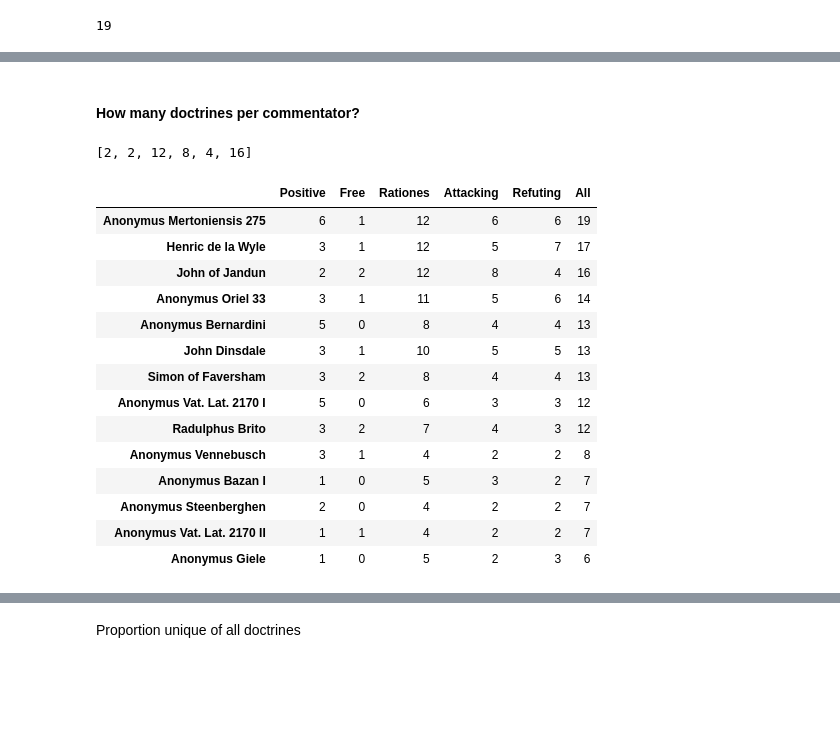
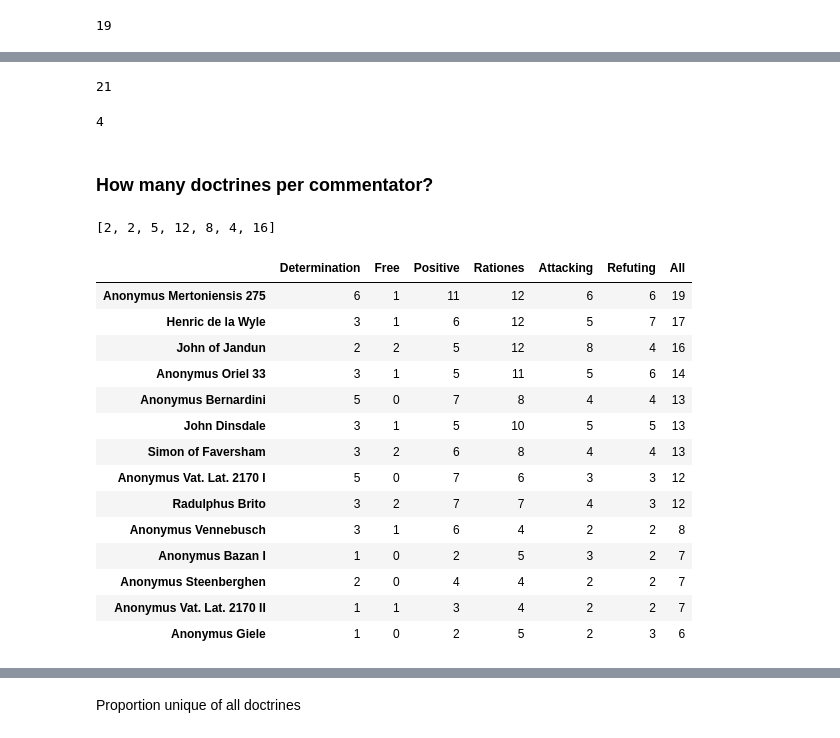
Before and after one commit to stenskjaer/dissertation-notebooks, a Jupyter notebook: doctrines.ipynb, the cells around one changed output, grey strips where cells are left out. Drawn from its saved outputs; the diff is of its cells as text; code cells hidden in the pictures; blank space fills up the shorter version.

```diff
--- a/doctrines.ipynb
+++ b/doctrines.ipynb
@@ -78,5 +98,22 @@ run_query(q).single()[0]
+# %%
+# Positive points
+q = ("MATCH (a:Author)--(:Text)--(q:Question)-[:CONTAINS {type:'positive'}]->(d:Doctrine)"
+     "WHERE (q)-[:INSTANCE_OF]->(:QuestionType {name:'Science of the soul'})"
+     "RETURN count(distinct d)")
+run_query(q).single()[0]
+# %% [output]
+21
+# %%
+# Free floating doctrines
+q = ("MATCH (a:Author)--(:Text)--(q:Question)--(d:Doctrine)"
+     "WHERE (q)-[:INSTANCE_OF]->(:QuestionType {name:'Science of the soul'})"
+     "AND NOT (d)--(:Doctrine)"
+     "RETURN count(distinct d)")
+run_query(q).single()[0]
+# %% [output]
+4
 # %% [markdown]
-#### How many doctrines per commentator?
+### How many doctrines per commentator?
 # %%
 def commentator_doctrines(name: str) -> List[int]:
     q_all = ("MATCH (root:Doctrine {name:'There can be a science of the soul'})"
@@ -84,9 +121,13 @@ def commentator_doctrines(name: str) -> List[int]:
              "WHERE (q)-[:INSTANCE_OF]->(:QuestionType {name:'Science of the soul'})"
              "AND a.name = '%s'"
              "RETURN count(distinct d)" % name)
-    q_pos = ("MATCH (root:Doctrine {name:'There can be a science of the soul'})"
+    q_det = ("MATCH (root:Doctrine {name:'There can be a science of the soul'})"
              "MATCH (a:Author)--(:Text)--(q:Question)--(d:Doctrine)"
              "WHERE (d)-[:SUPPORTS]-(root)"
+             "AND a.name = '%s'"
+             "RETURN count(distinct d)" % name)
+    q_pos = ("MATCH (a:Author)--(:Text)--(q:Question)-[:CONTAINS {type:'positive'}]->(d:Doctrine)"
+             "WHERE (q)-[:INSTANCE_OF]->(:QuestionType {name:'Science of the soul'})"
              "AND a.name = '%s'"
              "RETURN count(distinct d)" % name)
     q_att = ("MATCH (root:Doctrine {name:'There can be a science of the soul'})"
@@ -99,47 +140,47 @@ def commentator_doctrines(name: str) -> List[int]:
              "WHERE (d:Doctrine)-[:ATTACKS]->(:Doctrine)-[:ATTACKS]->(root)"
              "AND a.name = '%s'"
              "RETURN count(distinct d)" % name)
-    q_free = ("MATCH (root:Doctrine {name:'There can be a science of the soul'})"
-              "MATCH (a:Author)--(:Text)--(q:Question)--(d:Doctrine)"
+    q_free = ("MATCH (a:Author)--(:Text)--(q:Question)--(d:Doctrine)"
               "WHERE (q)-[:INSTANCE_OF]->(:QuestionType {name:'Science of the soul'})"
               "AND NOT (d)--(:Doctrine)"
               "AND a.name = '%s'"
               "RETURN count(distinct d)" % name)
     res_all = run_query(q_all).single()[0]
+    res_det = run_query(q_det).single()[0]
     res_pos = run_query(q_pos).single()[0]
     res_att = run_query(q_att).single()[0]
     res_ref = run_query(q_ref).single()[0]
     res_free = run_query(q_free).single()[0]
-    return [res_pos, res_free, res_att + res_ref, res_att, res_ref, res_all]
+    return [res_det, res_free, res_pos, res_att + res_ref, res_att, res_ref, res_all]
 
 # Test with one of the guys.
 commentator_doctrines('John of Jandun')
 # %% [output]
-[2, 2, 12, 8, 4, 16]
+[2, 2, 5, 12, 8, 4, 16]
 # %%
 # Build a matrix of all the commentators
 count_all = {author: commentator_doctrines(author) for author in author_names}
 # %%
 # Put it in a dataframe and present the table
-df_count_all = pd.DataFrame(count_all, index=['Positive', 'Free', 'Rationes', 'Attacking', 'Refuting', 'All'])
+df_count_all = pd.DataFrame(count_all, index=['Determination', 'Free', 'Positive', 'Rationes', 'Attacking', 'Refuting', 'All'])
 df_count_all = df_count_all.T # Transpose to have present rows rather than colums of observations
 df_count_all.sort_values(by='All', ascending=False)
 # %% [output]
-|  | Positive | Free | Rationes | Attacking | Refuting | All |
-| Anonymus Mertoniensis 275 | 6 | 1 | 12 | 6 | 6 | 19 |
-| Henric de la Wyle | 3 | 1 | 12 | 5 | 7 | 17 |
-| John of Jandun | 2 | 2 | 12 | 8 | 4 | 16 |
-| Anonymus Oriel 33 | 3 | 1 | 11 | 5 | 6 | 14 |
-| Anonymus Bernardini | 5 | 0 | 8 | 4 | 4 | 13 |
-| John Dinsdale | 3 | 1 | 10 | 5 | 5 | 13 |
-| Simon of Faversham | 3 | 2 | 8 | 4 | 4 | 13 |
-| Anonymus Vat. Lat. 2170 I | 5 | 0 | 6 | 3 | 3 | 12 |
-| Radulphus Brito | 3 | 2 | 7 | 4 | 3 | 12 |
-| Anonymus Vennebusch | 3 | 1 | 4 | 2 | 2 | 8 |
-| Anonymus Bazan I | 1 | 0 | 5 | 3 | 2 | 7 |
-| Anonymus Steenberghen | 2 | 0 | 4 | 2 | 2 | 7 |
-| Anonymus Vat. Lat. 2170 II | 1 | 1 | 4 | 2 | 2 | 7 |
-| Anonymus Giele | 1 | 0 | 5 | 2 | 3 | 6 |
+|  | Determination | Free | Positive | Rationes | Attacking | Refuting | All |
+| Anonymus Mertoniensis 275 | 6 | 1 | 11 | 12 | 6 | 6 | 19 |
+| Henric de la Wyle | 3 | 1 | 6 | 12 | 5 | 7 | 17 |
+| John of Jandun | 2 | 2 | 5 | 12 | 8 | 4 | 16 |
+| Anonymus Oriel 33 | 3 | 1 | 5 | 11 | 5 | 6 | 14 |
+| Anonymus Bernardini | 5 | 0 | 7 | 8 | 4 | 4 | 13 |
+| John Dinsdale | 3 | 1 | 5 | 10 | 5 | 5 | 13 |
+| Simon of Faversham | 3 | 2 | 6 | 8 | 4 | 4 | 13 |
+| Anonymus Vat. Lat. 2170 I | 5 | 0 | 7 | 6 | 3 | 3 | 12 |
+| Radulphus Brito | 3 | 2 | 7 | 7 | 4 | 3 | 12 |
+| Anonymus Vennebusch | 3 | 1 | 6 | 4 | 2 | 2 | 8 |
+| Anonymus Bazan I | 1 | 0 | 2 | 5 | 3 | 2 | 7 |
+| Anonymus Steenberghen | 2 | 0 | 4 | 4 | 2 | 2 | 7 |
+| Anonymus Vat. Lat. 2170 II | 1 | 1 | 3 | 4 | 2 | 2 | 7 |
+| Anonymus Giele | 1 | 0 | 2 | 5 | 2 | 3 | 6 |
 # %%
 # General summaries of the values
 df_count_all.describe().round(2)
```
Also changed, not shown: parts of 144 cells of this notebook, 2 other files.
